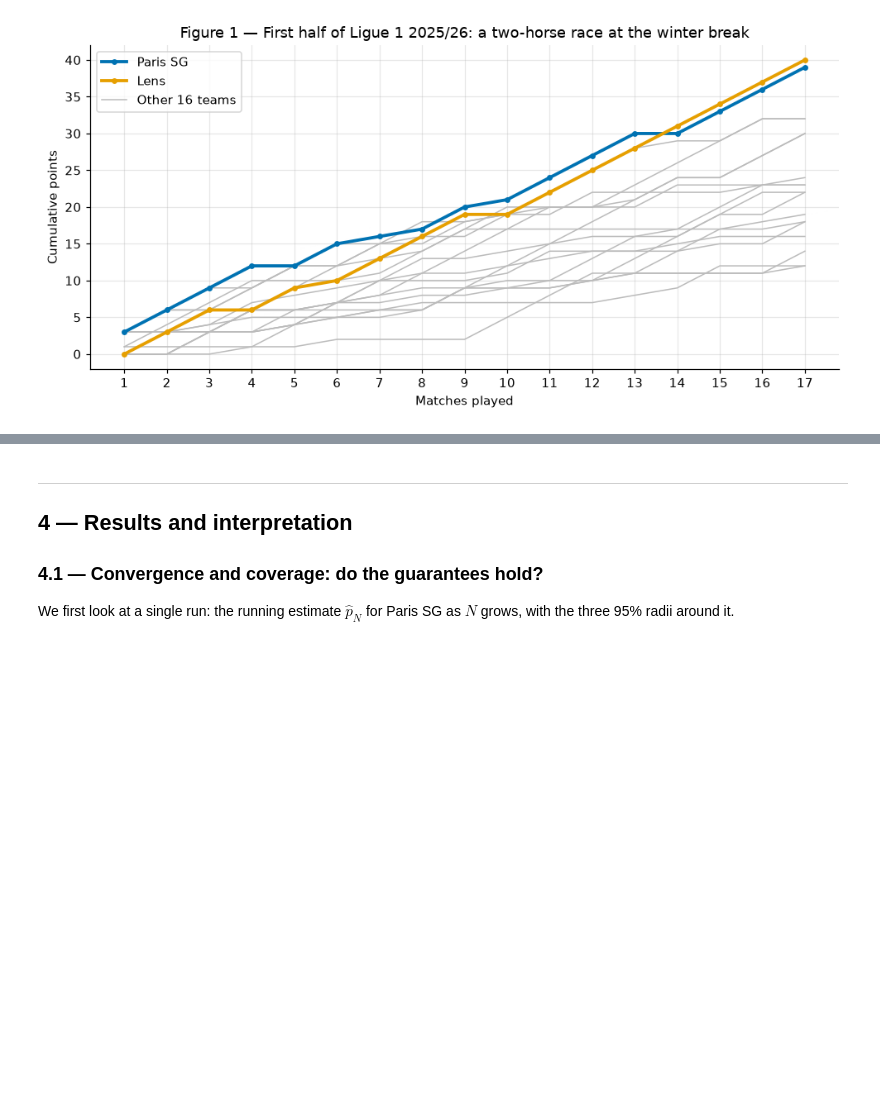
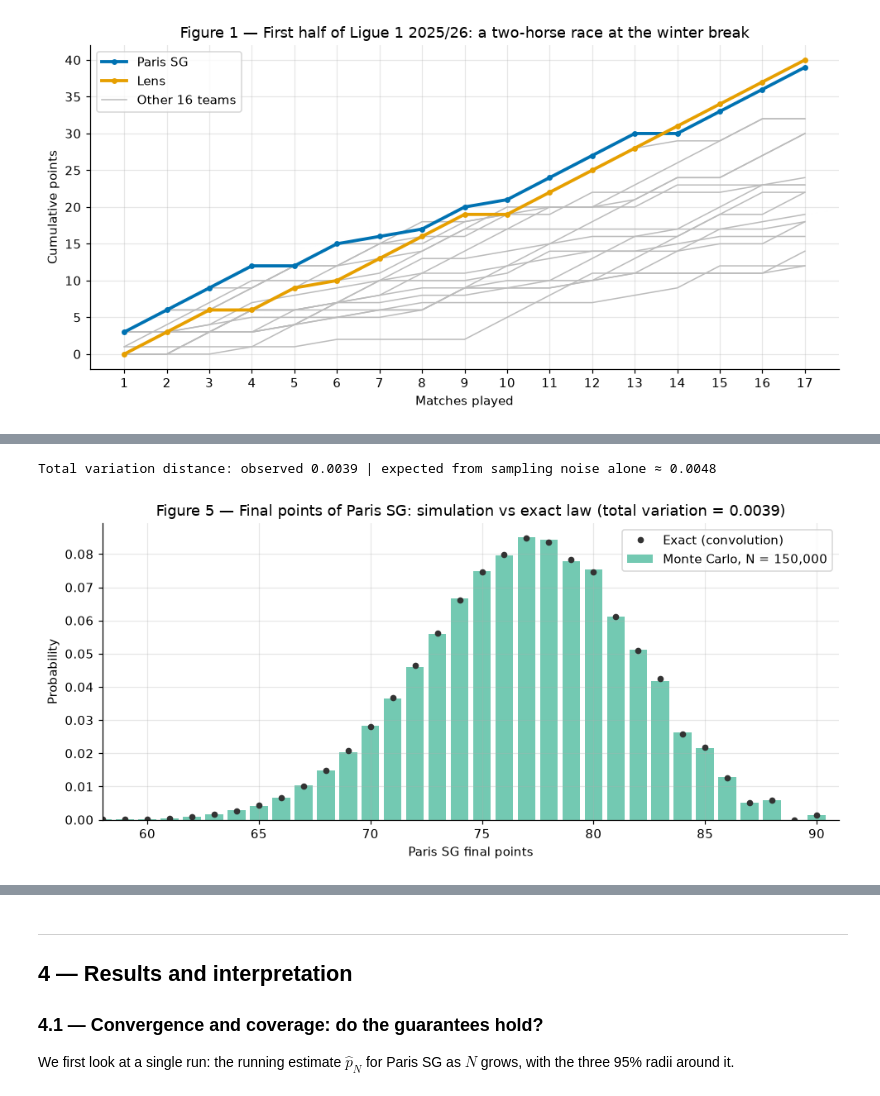
Before and after one commit to aarensberg/monte-carlo, a Jupyter notebook: main.ipynb, the cells around one changed output, grey strips where cells are left out. Drawn from its saved outputs; the diff is of its cells as text; code cells hidden in the pictures; blank space fills up the shorter version.

```diff
--- a/main.ipynb
+++ b/main.ipynb
@@ -709,0 +790,21 @@ display(crn)
+# %%
+# The selected input model, fitted on the 2025/26 first half plus its history
+played_all = league[(league.season == 2025) & (league.date < CUTOFF)]
+full_main = fit_with_history(2025, played_all, RHO_STAR, STRUCTURE)
+model = restrict(full_main, TEAMS)
+
+past_main = league[(league.season < 2025) & (league.season >= 2025 - K_HIST)]
+data_main = pd.concat([played_all, past_main])
+w_main = RHO_STAR ** (2025 - data_main.season.to_numpy(float))
+hi_m, ai_m, hg_m, ag_m = (data_main[c].to_numpy() for c in ("hi", "ai", "hg", "ag"))
+print(f"Weighted matches Σw = {w_main.sum():.0f} | Kish effective sample size (Σw)² / Σw² = "
+      f"{w_main.sum() ** 2 / np.sum(w_main ** 2):.0f} (vs {len(played)} matches of the current season)")
+
+# Over-dispersion check of the selected model (weighted Pearson statistic over all the data it was fitted on)
+lam_hm, lam_am = full_main.rates(hi_m, ai_m)
+pearson_w = np.sum(w_main * ((hg_m - lam_hm) ** 2 / lam_hm + (ag_m - lam_am) ** 2 / lam_am))
+dispersion_main = pearson_w / (2 * w_main.sum() - n_params(STRUCTURE, len(ALL_TEAMS)))
+print(f"Weighted Pearson dispersion of the selected model: {dispersion_main:.3f} (about 1 under Poisson)")
+display(pd.DataFrame({"attack a (within season)": model_ws.att, "attack a (selected)": model.att,
+                      "defence d (within season)": model_ws.dfn, "defence d (selected)": model.dfn},
+                     index=TEAMS).loc[["Paris SG", "Lens", "Marseille", "Lille"]].T)
@@ -709,0 +1023,21 @@ display(crn)
+# %%
+pmf_psg_all = points_pmf(PSG, np.ones(state.n_matches, dtype=bool))
+support = state.base_pts[PSG] + np.arange(pmf_psg_all.size)
+freq_mc = np.bincount(pts_mc[:, PSG] - int(state.base_pts[PSG]), minlength=pmf_psg_all.size) / N_MAIN
+tv = 0.5 * np.abs(freq_mc - pmf_psg_all).sum()
+tv_noise = 0.5 * np.sum(np.sqrt(2 * pmf_psg_all * (1 - pmf_psg_all) / (np.pi * N_MAIN)))  # E|f - p| ≈ sqrt(2p(1-p)/(πN)) per bin
+print(f"Total variation distance: observed {tv:.4f} | expected from sampling noise alone ≈ {tv_noise:.4f}")
+
+fig, ax = plt.subplots(figsize=(9, 4.2))
+ax.bar(support, freq_mc, width=0.8, color=COL["mc"], alpha=0.55, label=f"Monte Carlo, N = {N_MAIN:,}")
+ax.plot(support, pmf_psg_all, "o", color=COL["exact"], ms=4, label="Exact (convolution)")
+visible = support[pmf_psg_all > 1e-4]
+ax.set(xlim=(visible.min() - 1, visible.max() + 1),
+       xlabel="Paris SG final points", ylabel="Probability",
+       title=f"Figure 5 — Final points of Paris SG: simulation vs exact law (total variation = {tv:.4f})")
+ax.legend()
+plt.tight_layout()
+plt.show()
+# %% [output]
+Total variation distance: observed 0.0039 | expected from sampling noise alone ≈ 0.0048
+[figure, added]
```
Also changed, not shown: parts of 117 cells of this notebook.
